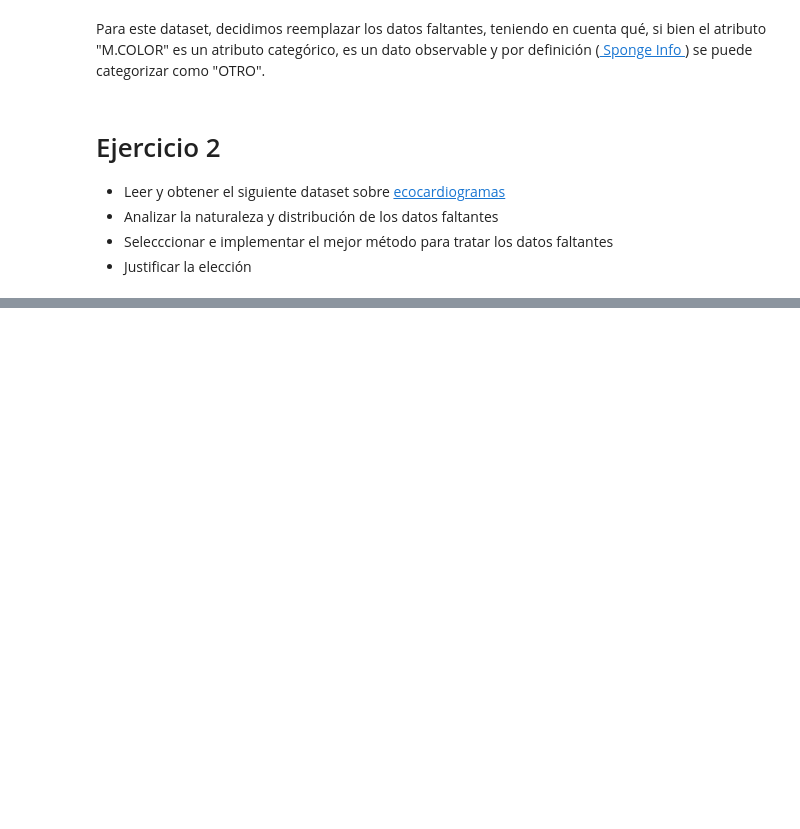
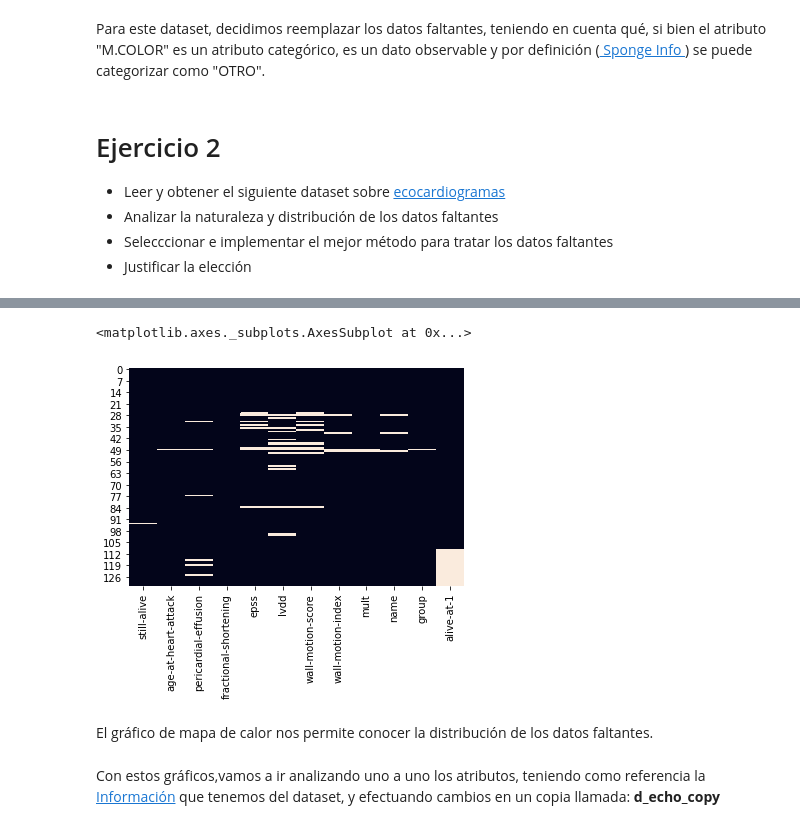
Before and after one commit to bossinblack/Dise-o-de-Base-de-Datos-II, a Jupyter notebook: tp2/2 - TP2.ipynb, the cells around one changed output, grey strips where cells are left out. Drawn from its saved outputs; the diff is of its cells as text; code cells hidden in the pictures; blank space fills up the shorter version.

```diff
--- a/tp2/2 - TP2.ipynb
+++ b/tp2/2 - TP2.ipynb
@@ -237,0 +438,13 @@ Para este dataset, decidimos reemplazar los datos faltantes, teniendo en cuenta
+# %%
+sns.heatmap(d_echo.isin(["?"]), cbar=False)
+# %% [output]
+<matplotlib.axes._subplots.AxesSubplot at 0x...>
+[figure, added]
+# %% [markdown]
+<div>
+	El gráfico de mapa de calor nos permite conocer la distribución de los datos faltantes.
+</div>
+# %% [markdown]
+<div>
+	Con estos gráficos,vamos a ir analizando uno a uno los atributos, teniendo como referencia la <a href="data/echocardiogram/echocardiogram.names">Información</a> que tenemos del dataset, y efectuando cambios en un copia llamada: <b>d_echo_copy</b>
+</div>
```
Also changed, not shown: parts of 19 cells of this notebook, 3 other files.
